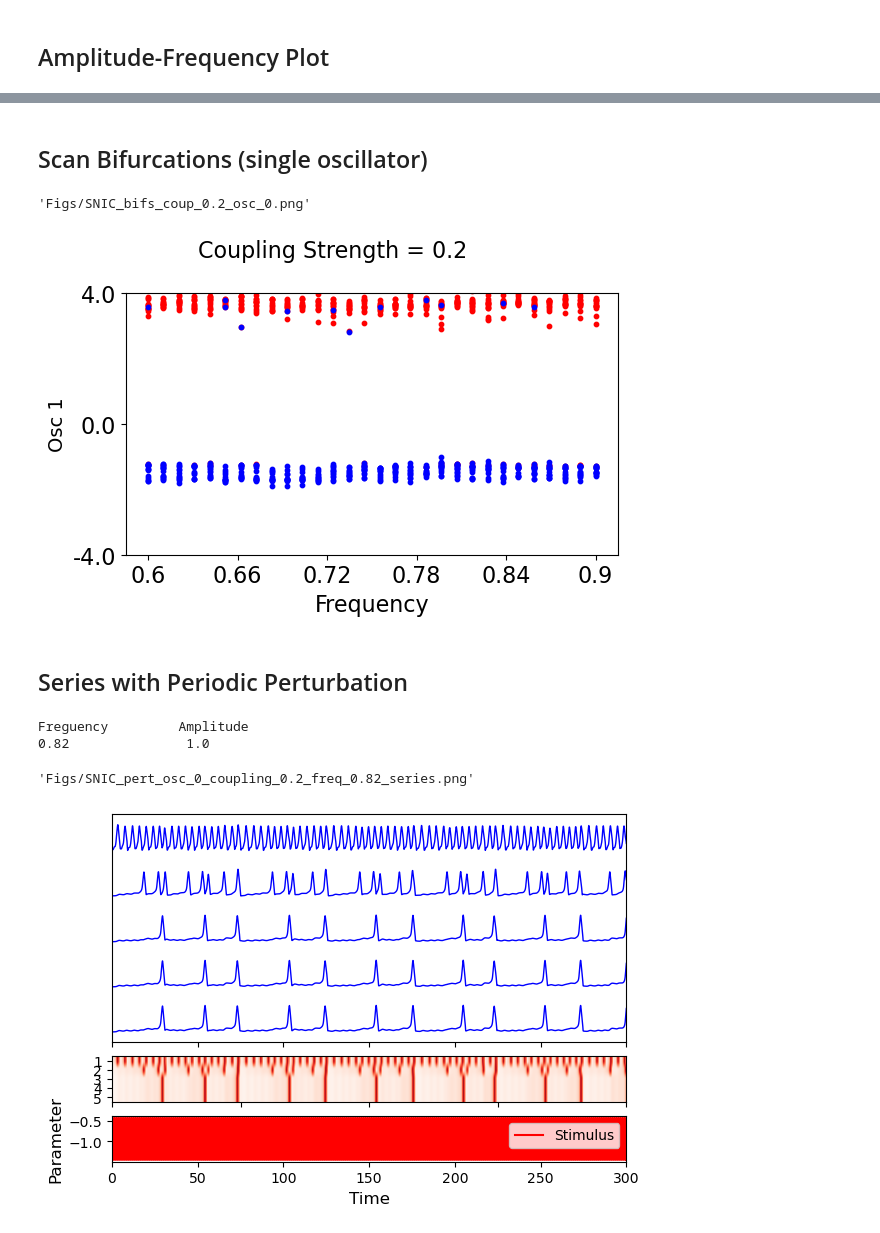
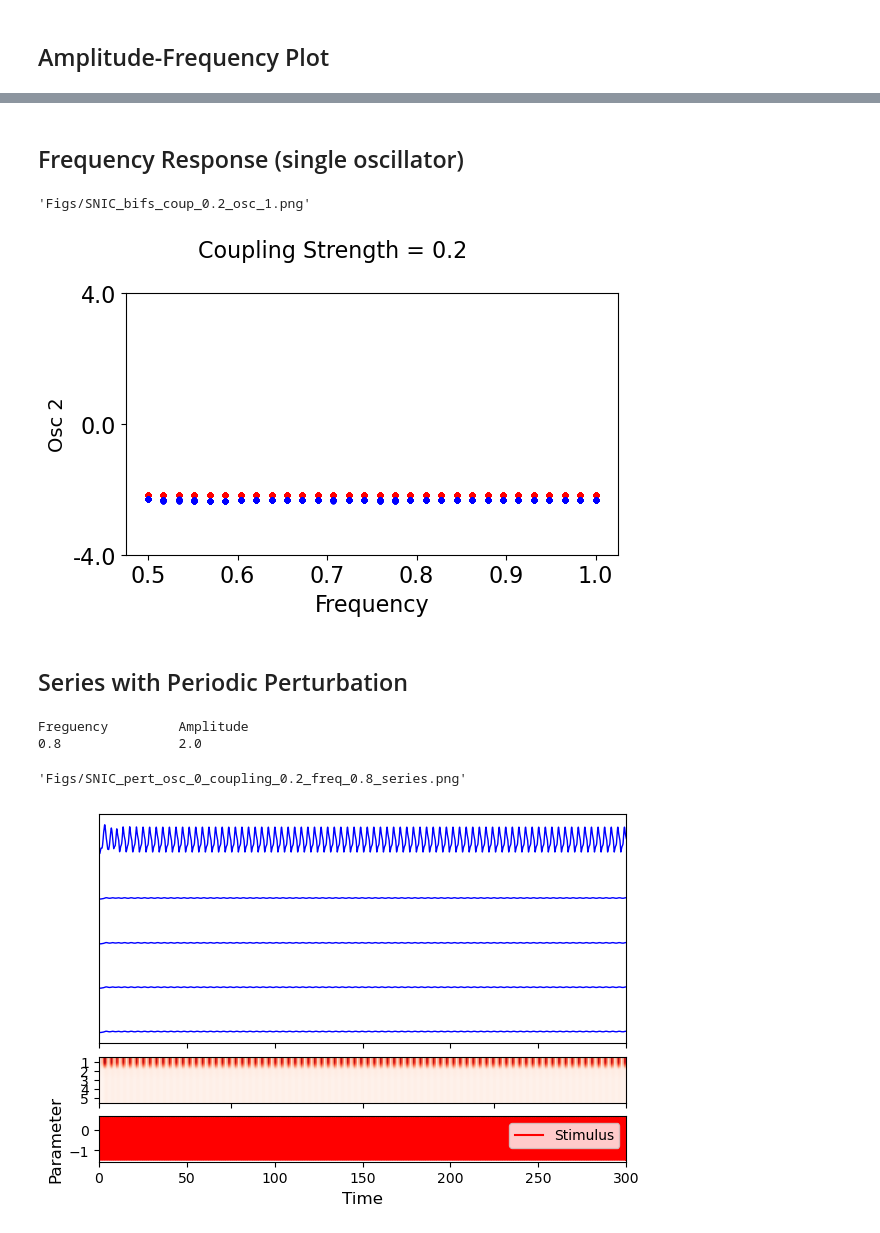
Before and after one commit to nikhita-bhatt/Non-Linear-Resonance-Manuscript, a Jupyter notebook: 2024.09.17_Nosc_test_model_function.ipynb, the cells around one changed output, grey strips where cells are left out. Cells and saved outputs as stored; diff of their text form; code cells hidden in the pictures.

```diff
--- a/2024.09.17_Nosc_test_model_function.ipynb
+++ b/2024.09.17_Nosc_test_model_function.ipynb
@@ -721,14 +292,14 @@ else:
     y_ini = y[-1, :]
 
 # Parameter range
-h_ex_sta = -1.8
-h_ex_end = -1.0
+h_ex_sta = -1.6
+h_ex_end = -1.2
 
 eps  = 0.00001
 
 SEED = 111
 
-resolution = 20
+resolution = 30
 
 h_vals = linspace(h_ex_sta, h_ex_end, resolution)
 
@@ -993,14 +564,14 @@ End of run: [-1.55, -13.14, -1.77, -13.44, -1.93, -13.59, -1.93, -13.59, -1.93,
 pert_osc = 0
 
 # Stop time
-time_stop_s   = 100
+time_stop_s   = 200
 time_steps_s  = time_stop_s*sr
 time_s        = linspace(start=0, stop=time_stop_s, num=time_steps_s)
 
 # resolution_freq, resolution_amp = 5, 5
-resolution_freq, resolution_amp = 30, 5
+resolution_freq, resolution_amp = 30, 1
 
-freq_min, freq_max = 0.6, 0.9
+freq_min, freq_max = 0.5, 1.0
 
 pulse_amplit_min, pulse_amplit_max = 1.0, 1.0 #
 
@@ -1209,7 +778,7 @@ title_chars
 # %% [markdown]
-## Scan Bifurcations (single oscillator)
+## Frequency Response (single oscillator)
 # %%
-osc_plot = 0
+osc_plot = 1
 
 if resolution_amp == 1:
 
@@ -1254,8 +823,8 @@ title_chars = 'Figs/SNIC_bifs_coup_' + str(coupling_strength) + '_osc_' + str(os
 # fig.savefig(title_chars, format='png')
 title_chars
 # %% [output]
-'Figs/SNIC_bifs_coup_0.2_osc_0.png'
+'Figs/SNIC_bifs_coup_0.2_osc_1.png'
-[figure, old version]
+[figure, new version]
 # %% [markdown]
 ## Series with Periodic Perturbation
 # %%
@@ -1276,8 +845,8 @@ for index in arange(N):
     best_stim_params.append((pulse_freqs[int(per_inds[index][0][0])], pulse_amplis[int(per_inds[index][1][0])]))
 
 # Pulse protocol (other parameters as above)
-pulse_freq      = 0.82
-pulse_amplitude = 1.0
+pulse_freq      = 0.8
+pulse_amplitude = 2.0
 
 # pulse_freq, pulse_amplitude = best_stim_params[pert_osc][0], best_stim_params[pert_osc][1]
 
@@ -1286,9 +855,7 @@ time_stop_s  = 300
 time_steps_s = time_stop_s*sr
 time_s       = linspace(start=0, stop=time_stop_s, num=time_steps_s)
 
-
 if pert_osc == 0:
-
 
     pulse = pulse_amplitude*ss.rect(mod(time_s, 1/pulse_freq)-(1/pulse_freq)/2-pulse_width/2, pulse_width)
 
@@ -1308,9 +875,6 @@ elif pert_osc == 2:
 
 
 # Simulation
-# y_p = odeint(func=N_osc_pert, y0=y_ini, t=time_s, args=(N, h_ex_rand, h_ex_p, h_in_rand,
-#                 coupling_matrix, pars, flag, pert_osc, sr, time_steps_s), hmax=0.1)
-
 y_p = odeint(func=N_oscillators, y0=y_ini, t=time_s, args=(N, h_ex_rand, h_in_rand,
             coupling_matrix, pars, flag, pert_osc, h_ex_p, sr, time_steps_s), hmax=0.1)
 
@@ -1330,33 +894,33 @@ ax1.set_yticks([])
 ax1.margins(x=0)
 
 ax2 = fig.add_subplot(gs[6])
 
 ax2.plot(time_s, h_ex_p, c='r', label='Stimulus')
 ax2.legend()
 ax2.set_ylabel('Parameter', fontsize=12)
 ax2.margins(x=0)
 ax2.set_xlabel('Time', fontsize=12)
 
 
 ax3 = fig.add_subplot(gs[5])
 
 ax3.imshow(plot_data.T, aspect='auto', cmap='Reds', interpolation='hermite', vmax=5);
 
 ax3.set_yticks(arange(N))
 ax3.set_yticklabels(arange(N)+1)
 ax3.set_xticks(linspace(1, plot_data.shape[0], N))
 ax3.set_xticklabels(linspace(-10, 50, N))
 
 ax3.set_xticklabels([])
 
 print(around(pulse_freq, 2), '             ', pulse_amplitude)
 
 title_chars = 'Figs/SNIC_pert_osc_' + str(pert_osc) + '_coupling_'+ str(coupling_strength) + '_freq_' + str(pulse_freq) + '_series.png'
 
 # fig.savefig(title_chars, format='png')
 title_chars
 # %% [output]
 Freguency         Amplitude
-0.82               1.0
+0.8               2.0
-'Figs/SNIC_pert_osc_0_coupling_0.2_freq_0.82_series.png'
+'Figs/SNIC_pert_osc_0_coupling_0.2_freq_0.8_series.png'
-[figure, old version]
+[figure, new version]
```
Also changed, not shown: parts of 22 cells of this notebook, 5 other files.
